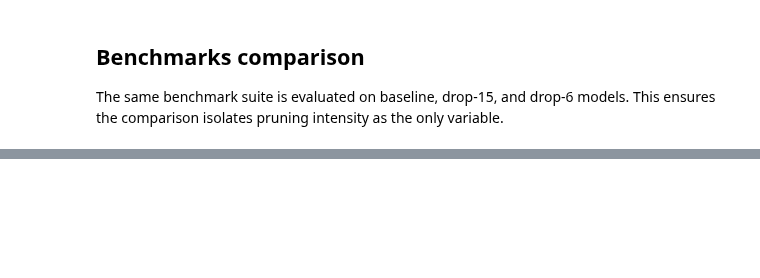
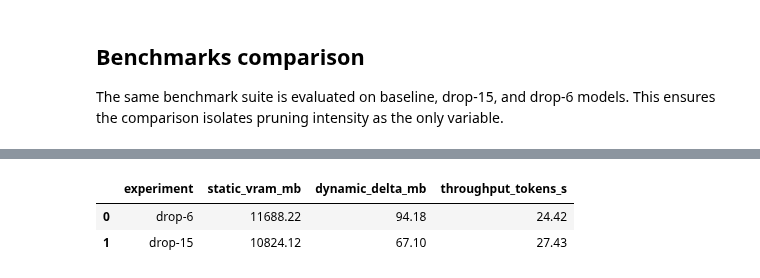
Before and after one commit to peremartra/Rearchitecting-LLMs, a Jupyter notebook: CH08/CH08_NB03_Remove_Attention_15L.ipynb, the cells around one changed output, grey strips where cells are left out. Cells and saved outputs as stored; diff of their text form; code cells hidden in the pictures; blank space fills up the shorter version.

```diff
--- a/CH08/CH08_NB03_Remove_Attention_15L.ipynb
+++ b/CH08/CH08_NB03_Remove_Attention_15L.ipynb
@@ -996,0 +1047,15 @@ else:
+# %%
+memory_only_results = {}
+for n in sorted(output_dirs):
+    tmp_model = AutoModelForCausalLM.from_pretrained(
+        output_dirs[n], torch_dtype=TORCH_DTYPE, device_map=device, trust_remote_code=True
+    )
+    memory_only_results[n] = measure_memory_allocation(
+        tmp_model, tokenizer, PROMPT, max_new_tokens=MAX_NEW_TOKENS
+    )
+    del tmp_model
+    gc.collect()
+    if torch.cuda.is_available():
+        torch.cuda.empty_cache()
+
+memory_only_results
@@ -996,0 +1082,18 @@ else:
+# %%
+import pandas as pd
+
+rows = []
+for n in sorted(experiment_results):
+    mem = experiment_results[n]["memory_results"]
+    rows.append({
+        "experiment": f"drop-{n}",
+        "static_vram_mb": mem["static_vram_mb"],
+        "dynamic_delta_mb": mem["dynamic_delta_mb"],
+        "throughput_tokens_s": mem["throughput_tokens_s"],
+    })
+
+pd.DataFrame(rows)
+# %% [output]
+|  | experiment | static_vram_mb | dynamic_delta_mb | throughput_tokens_s |
+| 0 | drop-6 | 11688.22 | 94.18 | 24.42 |
+| 1 | drop-15 | 10824.12 | 67.10 | 27.43 |
```
Also changed, not shown: parts of 22 cells of this notebook.
